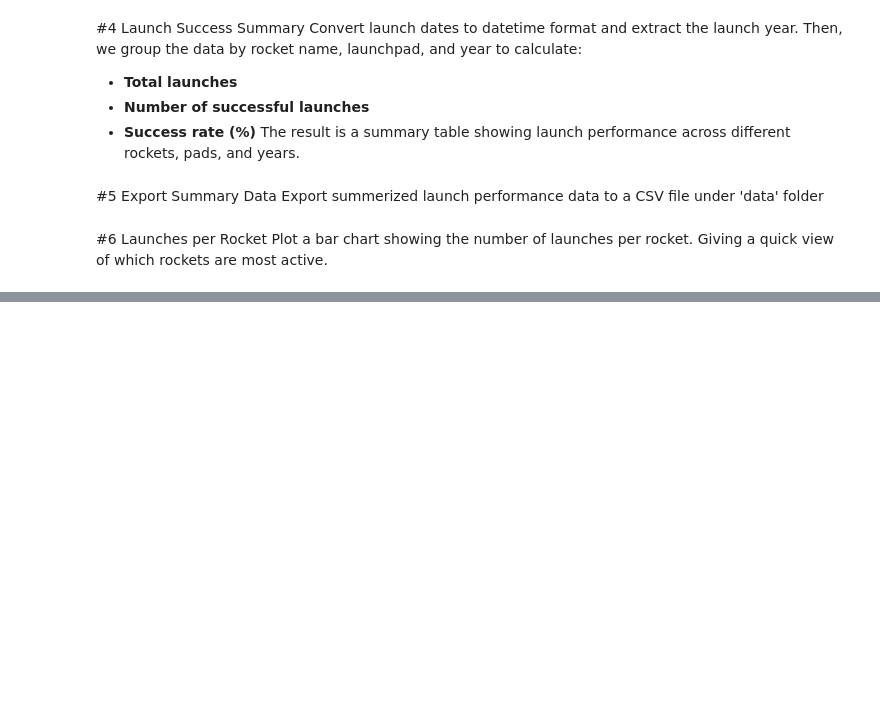
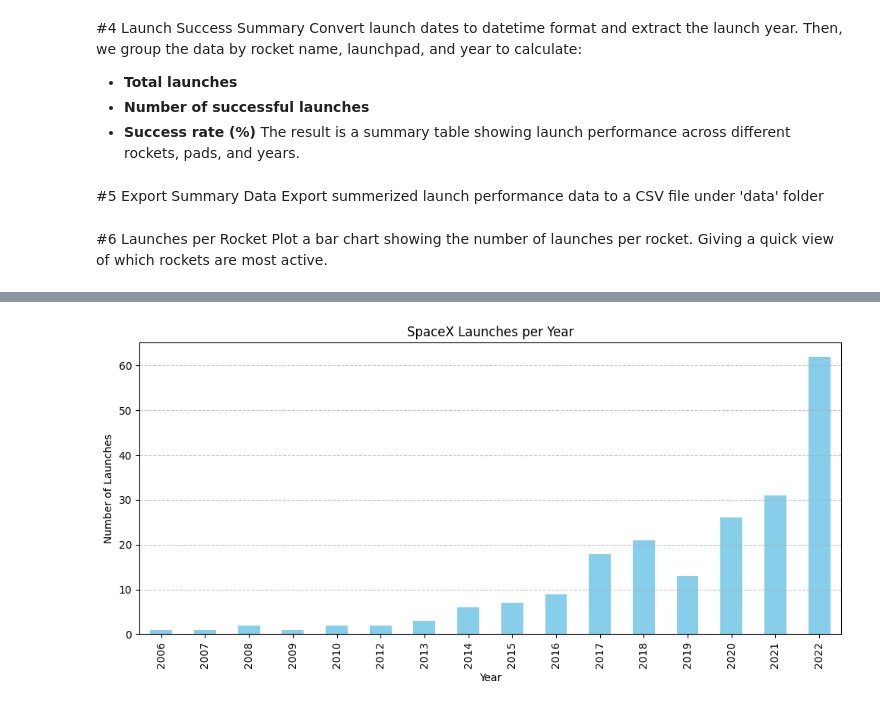
Before and after one commit to mrsteien/spacex-api-analysis, a Jupyter notebook: main.ipynb, the cells around one changed output, grey strips where cells are left out. Cells and saved outputs as stored; diff of their text form; code cells hidden in the pictures; blank space fills up the shorter version.

```diff
--- a/main.ipynb
+++ b/main.ipynb
@@ -110,0 +112,14 @@ plt.show()
+# %%
+# Group by year and count launches
+launches_per_year = df['year'].value_counts().sort_index()
+
+plt.figure(figsize=(10,5))
+launches_per_year.plot(kind='bar', color='skyblue')
+plt.title('SpaceX Launches per Year')
+plt.xlabel('Year')
+plt.ylabel('Number of Launches')
+plt.grid(axis='y', linestyle='--', alpha=0.7)
+plt.tight_layout()
+plt.show()
+# %% [output]
+[figure, added]
```
Also changed, not shown: parts of 5 cells of this notebook, 2 other files.
